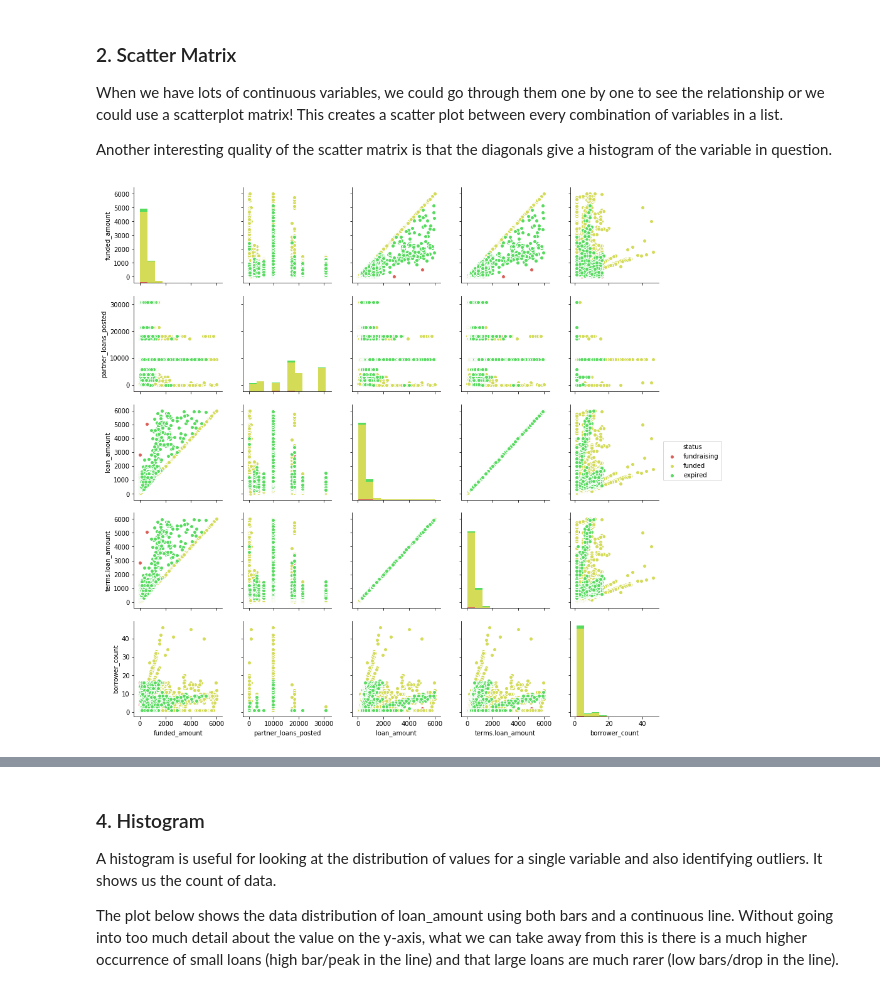
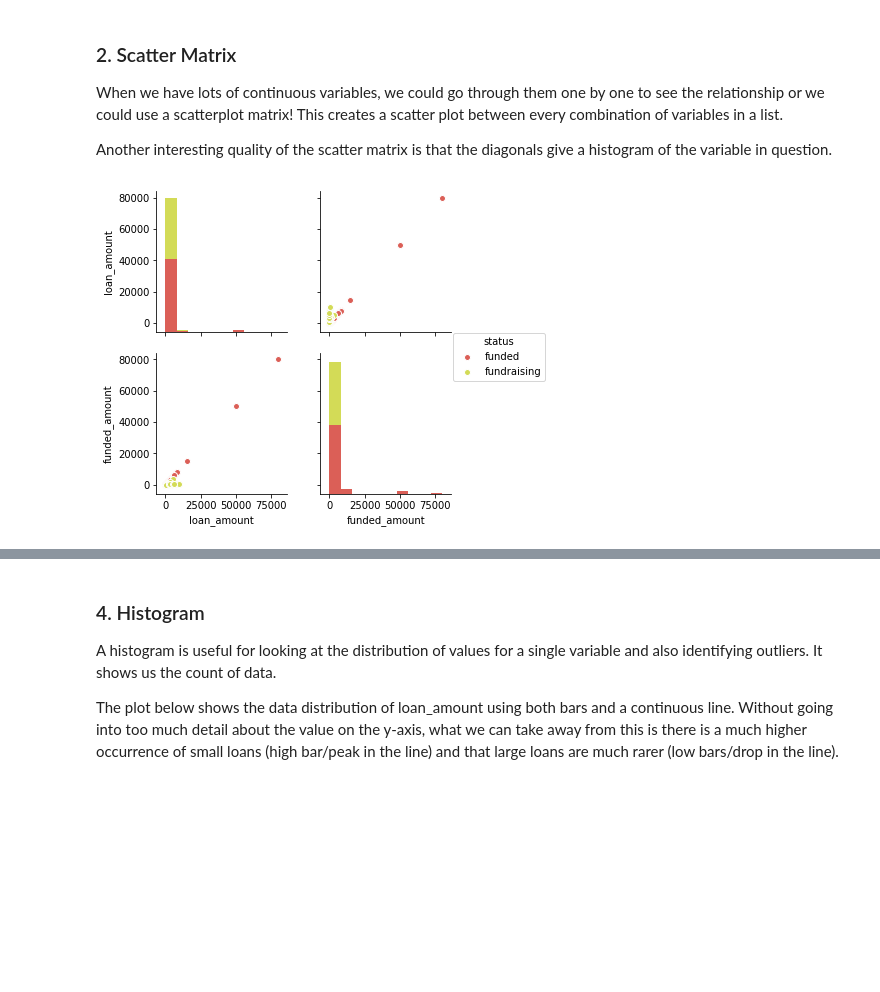
Before and after one commit to DeltaAnalytics/machine_learning_for_good, a Jupyter notebook: module_1_descriptive_statistics/1_2_exploratory_data_analysis.ipynb, the cells around one changed output, grey strips where cells are left out. Cells and saved outputs as stored; diff of their text form; code cells hidden in the pictures; blank space fills up the shorter version.

```diff
--- a/module_1_descriptive_statistics/1_2_exploratory_data_analysis.ipynb
+++ b/module_1_descriptive_statistics/1_2_exploratory_data_analysis.ipynb
@@ -52,3 +50,7 @@ df = pd.read_csv(data_path+'raw_data.csv.zip', low_memory=False)
+# %%
+path = '../data/'
+filename = 'loans.csv'
+df = pd.read_csv(path+filename)
 # %% [markdown]
 Before diving into our exploratory data analysis, it is worth reiterating that this whole process is about understanding the distribution of data and relationships between different features.
 
@@ -112,14 +118,14 @@ When we have lots of continuous variables, we could go through them one by one t
 
 Another interesting quality of the scatter matrix is that the diagonals give a histogram of the variable in question.
 # %%
-# Let's choose some variables to examine:
-num_df = df[['funded_amount', 'partner_loans_posted', 'loan_amount', 'terms.loan_amount', 'borrower_count', 'status']];
+# Let's choose only a couple of columns to examine:
+columns = ['loan_amount', 'funded_amount',  'status']
+num_df = df[columns]
 
 # Remove the NaN rows so Seaborn can plot
-num_df = num_df.dropna(axis=0, how='any');
-# num_df.describe()
+num_df = num_df.dropna(axis=0, how='any')
 
 # Create the scatter plot and let's color the data point by their status.
-sns.pairplot(num_df, hue = 'status');
+sns.pairplot(num_df, hue='status');
 # %% [output]
-[figure, old version]
+[figure, new version]
```
Also changed, not shown: parts of 41 cells of this notebook, 1 other file.
